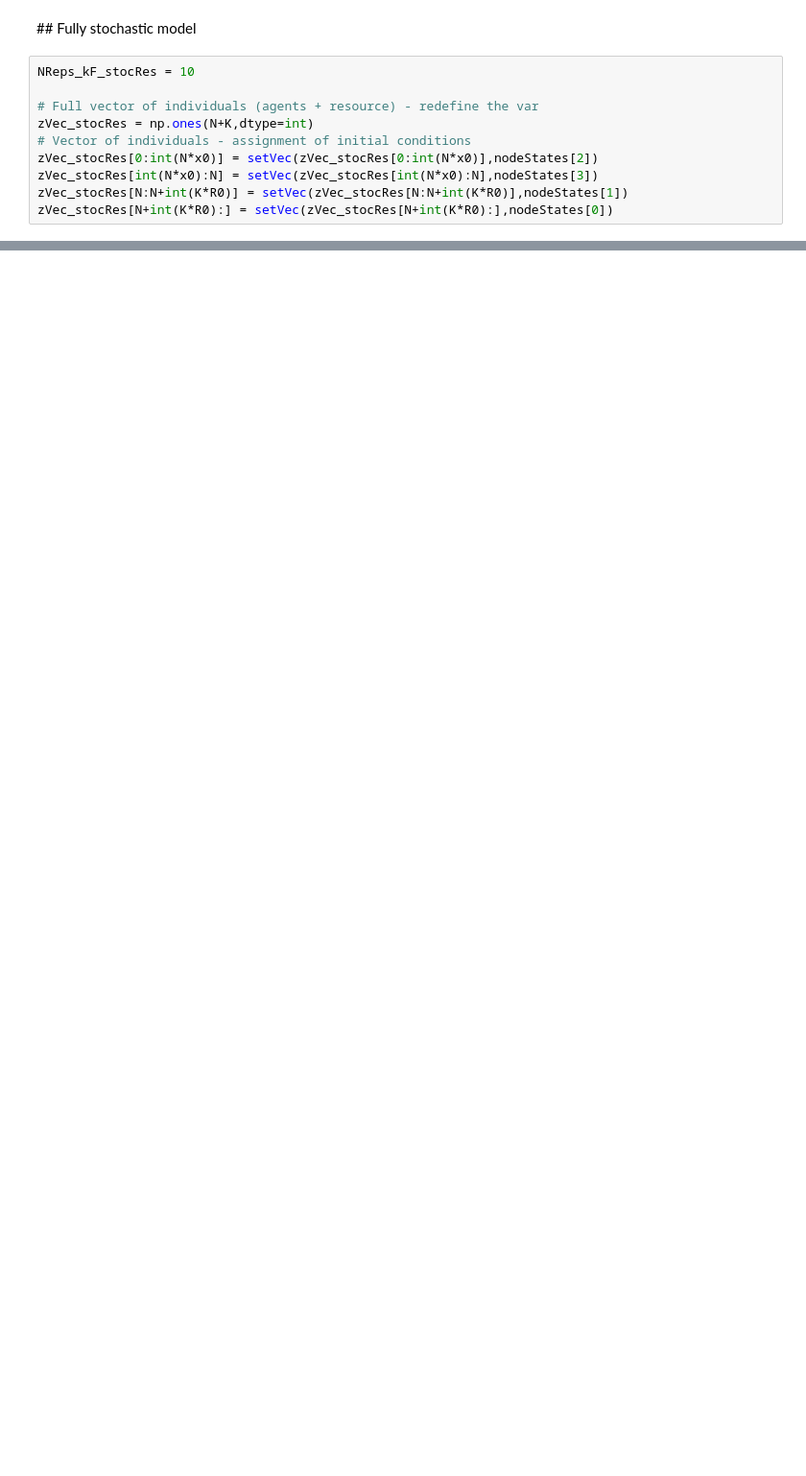
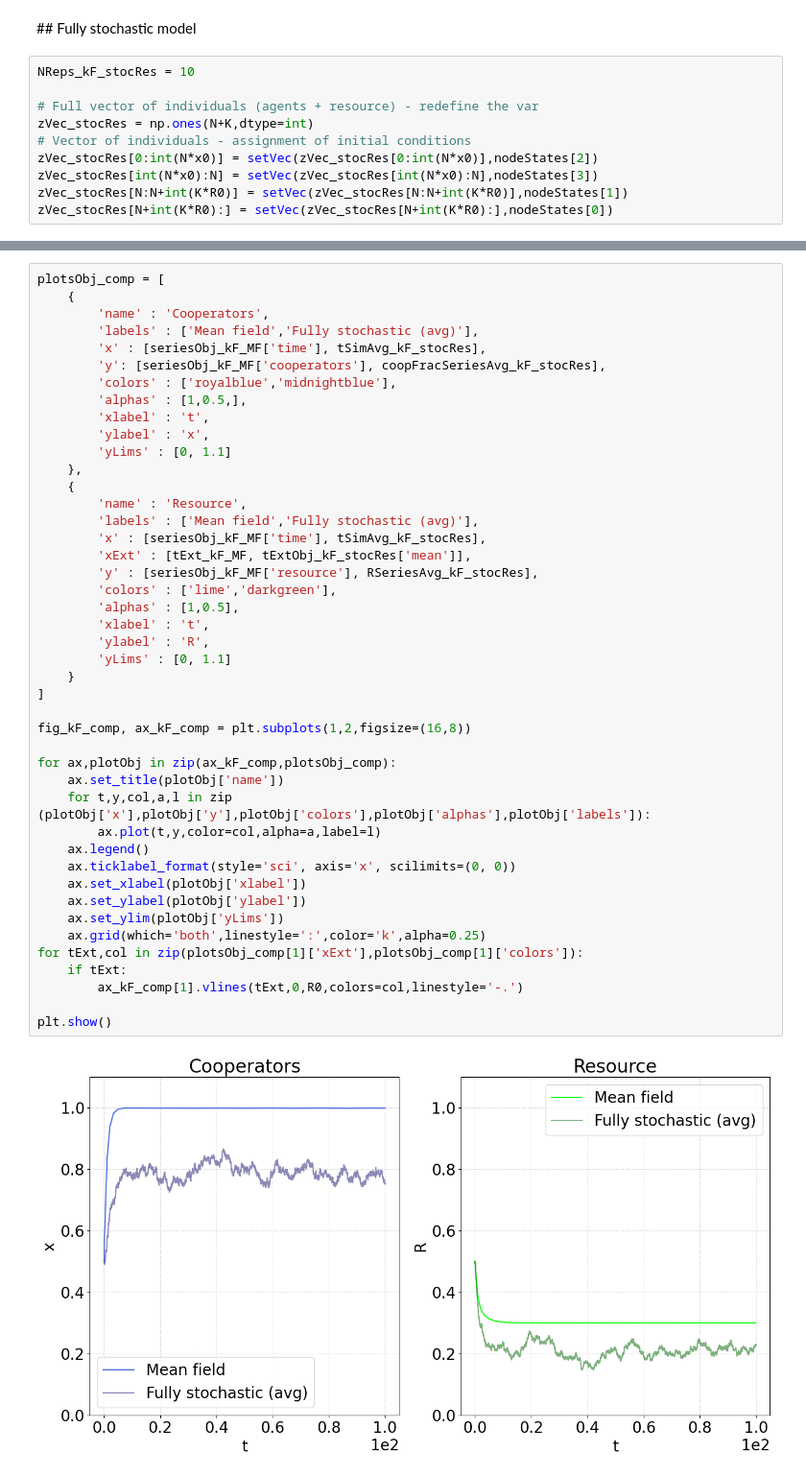
Before and after one commit to fabiomngzz/CPRSustainability, a Jupyter notebook: CPRsust_fullyStoc.ipynb, the cells around one changed output, grey strips where cells are left out. Shown at 96% size. Cells and saved outputs as stored; diff of their text form; blank space fills up the shorter version.

```diff
--- a/CPRsust_fullyStoc.ipynb
+++ b/CPRsust_fullyStoc.ipynb
@@ -635,0 +618,46 @@ Evaluating the times to extinction
+# %%
+plotsObj_comp = [
+    {
+        'name' : 'Cooperators',
+        'labels' : ['Mean field','Fully stochastic (avg)'],
+        'x' : [seriesObj_kF_MF['time'], tSimAvg_kF_stocRes],
+        'y': [seriesObj_kF_MF['cooperators'], coopFracSeriesAvg_kF_stocRes],
+        'colors' : ['royalblue','midnightblue'],
+        'alphas' : [1,0.5,],
+        'xlabel' : 't',
+        'ylabel' : 'x',
+        'yLims' : [0, 1.1]
+    },
+    {
+        'name' : 'Resource',
+        'labels' : ['Mean field','Fully stochastic (avg)'],
+        'x' : [seriesObj_kF_MF['time'], tSimAvg_kF_stocRes],
+        'xExt' : [tExt_kF_MF, tExtObj_kF_stocRes['mean']],
+        'y' : [seriesObj_kF_MF['resource'], RSeriesAvg_kF_stocRes],
+        'colors' : ['lime','darkgreen'],
+        'alphas' : [1,0.5],
+        'xlabel' : 't',
+        'ylabel' : 'R',
+        'yLims' : [0, 1.1]
+    }
+]
+
+fig_kF_comp, ax_kF_comp = plt.subplots(1,2,figsize=(16,8))
+
+for ax,plotObj in zip(ax_kF_comp,plotsObj_comp):
+    ax.set_title(plotObj['name'])
+    for t,y,col,a,l in zip (plotObj['x'],plotObj['y'],plotObj['colors'],plotObj['alphas'],plotObj['labels']):
+        ax.plot(t,y,color=col,alpha=a,label=l)
+    ax.legend()
+    ax.ticklabel_format(style='sci', axis='x', scilimits=(0, 0))
+    ax.set_xlabel(plotObj['xlabel'])
+    ax.set_ylabel(plotObj['ylabel'])
+    ax.set_ylim(plotObj['yLims'])
+    ax.grid(which='both',linestyle=':',color='k',alpha=0.25)
+for tExt,col in zip(plotsObj_comp[1]['xExt'],plotsObj_comp[1]['colors']):
+    if tExt:
+        ax_kF_comp[1].vlines(tExt,0,R0,colors=col,linestyle='-.')
+
+plt.show()
+# %% [output]
+[figure, added]
```
Also changed, not shown: parts of 8 cells of this notebook.
